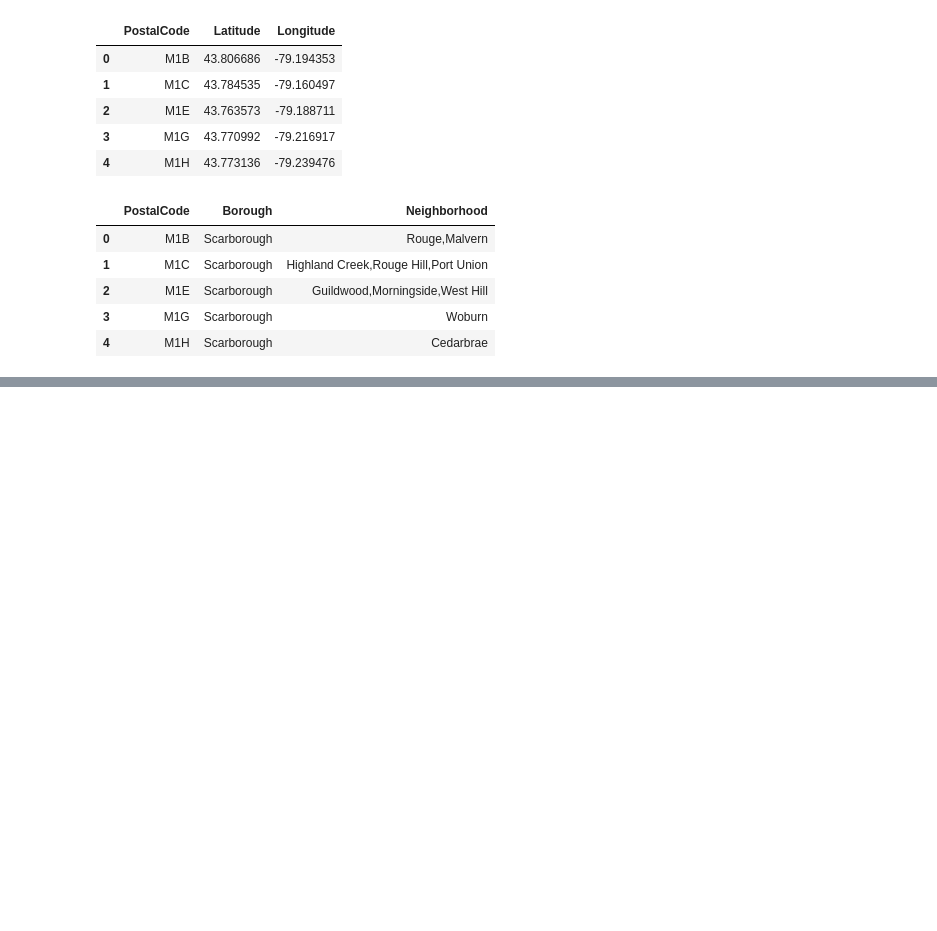
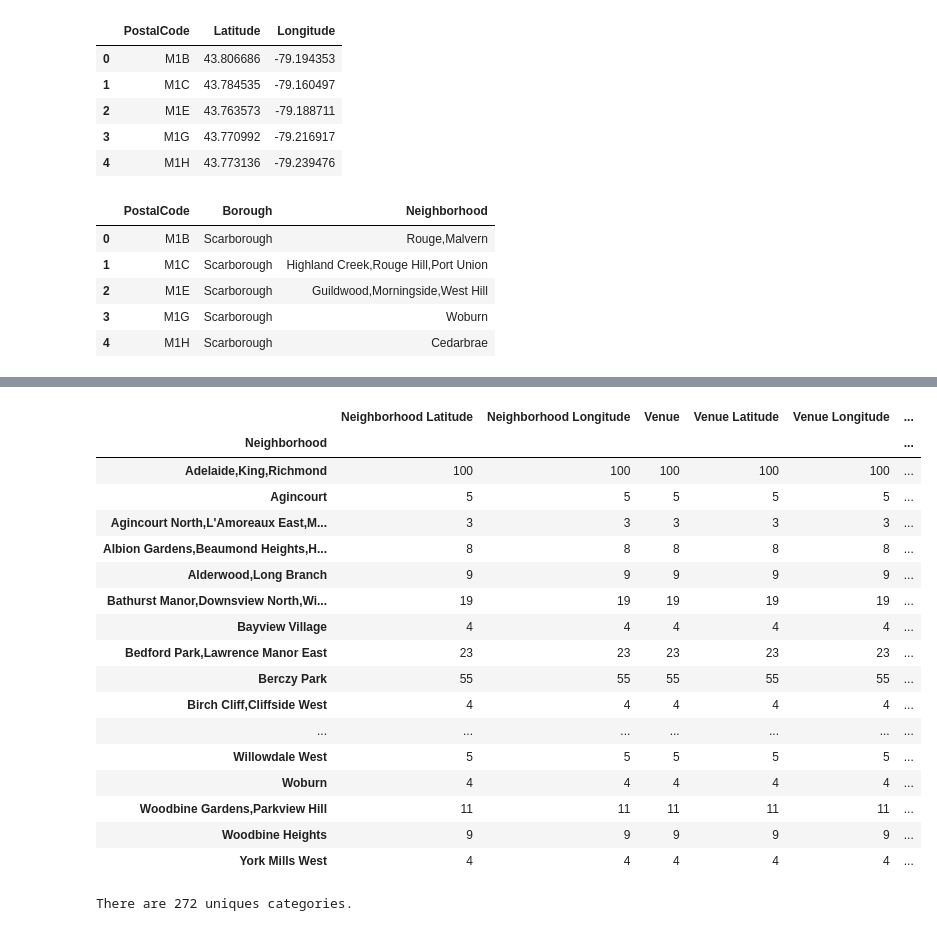
Before and after one commit to Limount/Coursera_Capstone, a Jupyter notebook: Coursera_Capstone.ipynb, the cells around one changed output, grey strips where cells are left out. Cells and saved outputs as stored; diff of their text form; code cells hidden in the pictures; blank space fills up the shorter version.

```diff
--- a/Coursera_Capstone.ipynb
+++ b/Coursera_Capstone.ipynb
@@ -112,0 +148,8 @@ df_merged
+# %%
+address = 'Toronto, CA'
+
+geolocator = Nominatim(user_agent="tor_explorer")
+location = geolocator.geocode(address)
+latitude = location.latitude
+longitude = location.longitude
+print('The geograpical coordinate of Toronto are {}, {}.'.format(latitude, longitude))
@@ -112,0 +158,18 @@ df_merged
+# %%
+# create map of Toronto using latitude and longitude values
+map_toronto = folium.Map(location=[latitude, longitude], zoom_start=11)
+
+# add markers to map
+for lat, lng, label in zip(toronto_data['Latitude'], toronto_data['Longitude'], toronto_data['Neighborhood']):
+    label = folium.Popup(label, parse_html=True)
+    folium.CircleMarker(
+        [lat, lng],
+        radius=5,
+        popup=label,
+        color='blue',
+        fill=True,
+        fill_color='#3186cc',
+        fill_opacity=0.7,
+        parse_html=False).add_to(map_toronto)
+
+map_toronto
@@ -112,0 +178,8 @@ df_merged
+# %%
+CLIENT_ID = 'NZ4M24HJBHN4H4PQ4UJF2MVDMHMLXB2DM5V1ZC0J5Y054PFE' # your Foursquare ID
+CLIENT_SECRET = 'DH40FIBVBJ4BAWXADS4BMIE2DVBIYFUL5KE5INSCFZGAKW5L' # your Foursquare Secret
+VERSION = '20180605' # Foursquare API version
+
+print('Your credentails:')
+print('CLIENT_ID: ' + CLIENT_ID)
+print('CLIENT_SECRET:' + CLIENT_SECRET)
@@ -112,0 +230,6 @@ df_merged
+# %%
+LIMIT = 100
+toronto_venues = getNearbyVenues(names=toronto_data['Neighborhood'],
+                                   latitudes=toronto_data['Latitude'],
+                                   longitudes=toronto_data['Longitude']
+                                  )
@@ -112,0 +265,25 @@ df_merged
+# %%
+toronto_venues.groupby('Neighborhood').count()
+# %% [output]
+|  | Neighborhood Latitude | Neighborhood Longitude | Venue | Venue Latitude | Venue Longitude | ... |
+| Neighborhood |  |  |  |  |  | ... |
+| Adelaide,King,Richmond | 100 | 100 | 100 | 100 | 100 | ... |
+| Agincourt | 5 | 5 | 5 | 5 | 5 | ... |
+| Agincourt North,L'Amoreaux East,M... | 3 | 3 | 3 | 3 | 3 | ... |
+| Albion Gardens,Beaumond Heights,H... | 8 | 8 | 8 | 8 | 8 | ... |
+| Alderwood,Long Branch | 9 | 9 | 9 | 9 | 9 | ... |
+| Bathurst Manor,Downsview North,Wi... | 19 | 19 | 19 | 19 | 19 | ... |
+| Bayview Village | 4 | 4 | 4 | 4 | 4 | ... |
+| Bedford Park,Lawrence Manor East | 23 | 23 | 23 | 23 | 23 | ... |
+| Berczy Park | 55 | 55 | 55 | 55 | 55 | ... |
+| Birch Cliff,Cliffside West | 4 | 4 | 4 | 4 | 4 | ... |
+| ... | ... | ... | ... | ... | ... | ... |
+| Willowdale West | 5 | 5 | 5 | 5 | 5 | ... |
+| Woburn | 4 | 4 | 4 | 4 | 4 | ... |
+| Woodbine Gardens,Parkview Hill | 11 | 11 | 11 | 11 | 11 | ... |
+| Woodbine Heights | 9 | 9 | 9 | 9 | 9 | ... |
+| York Mills West | 4 | 4 | 4 | 4 | 4 | ... |
+# %%
+print('There are {} uniques categories.'.format(len(toronto_venues['Venue Category'].unique())))
+# %% [output]
+There are 272 uniques categories.
```
Also changed, not shown: parts of 19 cells of this notebook.
